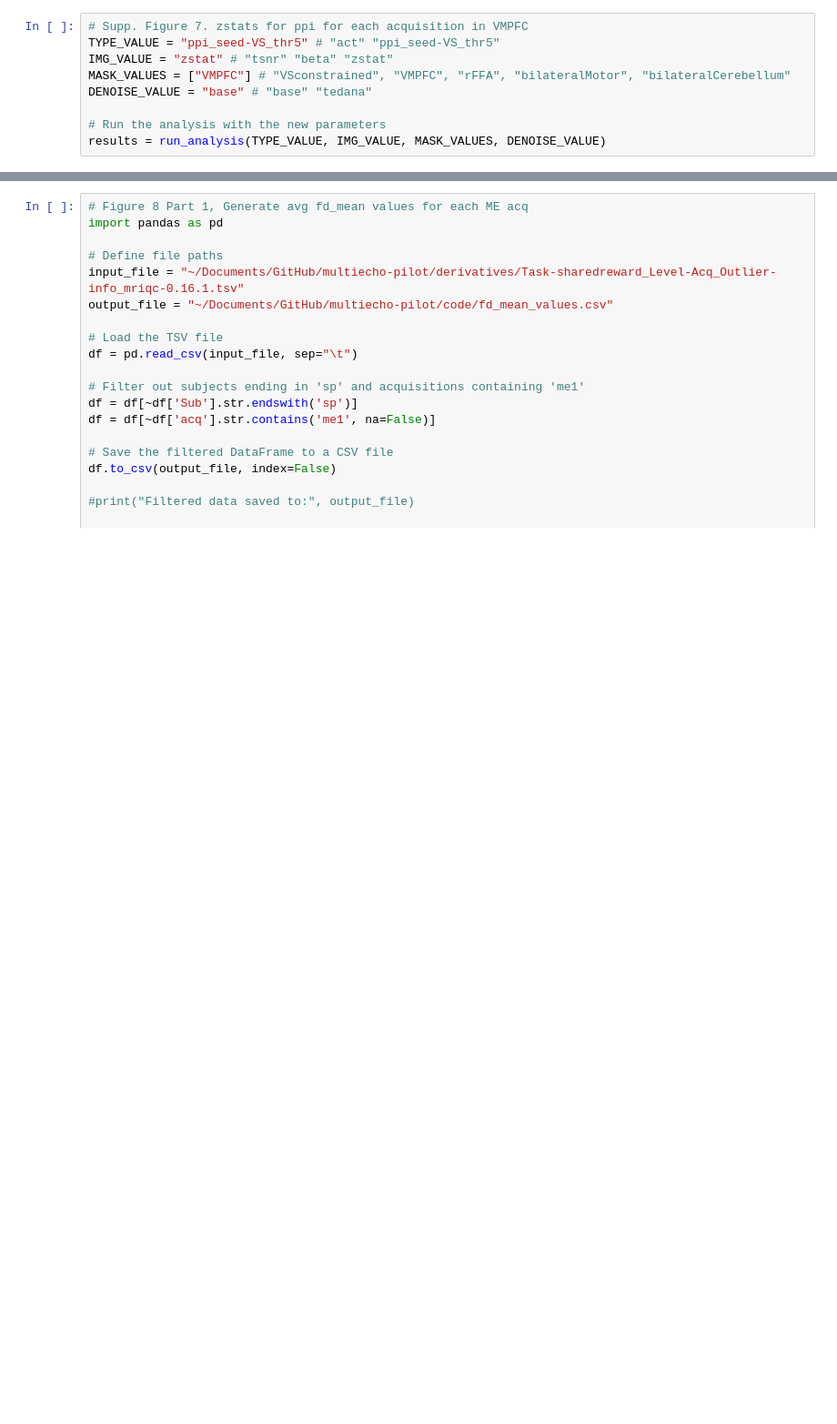
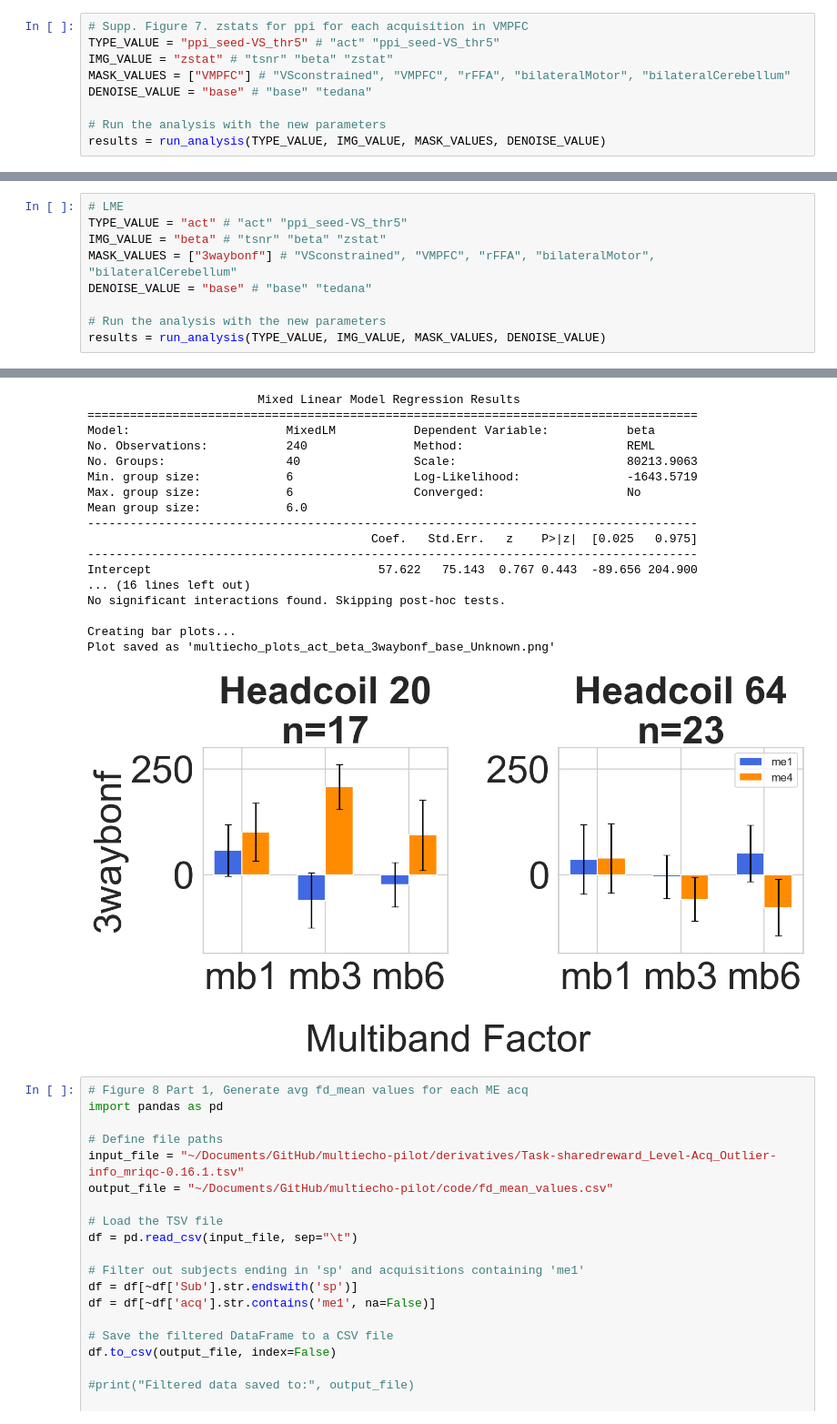
Before and after one commit to DVS-Lab/multiecho-pilot, a Jupyter notebook: code/plot_figures.ipynb, the cells around one changed output, grey strips where cells are left out. Shown at 91% size. Drawn from its saved outputs; the diff is of its cells as text; blank space fills up the shorter version.

```diff
--- a/code/plot_figures.ipynb
+++ b/code/plot_figures.ipynb
@@ -624,0 +730,10 @@ results = run_analysis(TYPE_VALUE, IMG_VALUE, MASK_VALUES, DENOISE_VALUE)
+# %%
+# LME
+TYPE_VALUE = "act" # "act" "ppi_seed-VS_thr5"
+IMG_VALUE = "beta" # "tsnr" "beta" "zstat"
+MASK_VALUES = ["3waybonf"] # "VSconstrained", "VMPFC", "rFFA", "bilateralMotor", "bilateralCerebellum"
+DENOISE_VALUE = "base" # "base" "tedana"
+
+# Run the analysis with the new parameters
+results = run_analysis(TYPE_VALUE, IMG_VALUE, MASK_VALUES, DENOISE_VALUE)
+# %% [output]
@@ -625,3 +757,21 @@ results = run_analysis(TYPE_VALUE, IMG_VALUE, MASK_VALUES, DENOISE_VALUE)
+                        Mixed Linear Model Regression Results
+======================================================================================
+Model:                      MixedLM           Dependent Variable:           beta
+No. Observations:           240               Method:                       REML
+No. Groups:                 40                Scale:                        80213.9063
+Min. group size:            6                 Log-Likelihood:               -1643.5719
+Max. group size:            6                 Converged:                    No
+Mean group size:            6.0
+--------------------------------------------------------------------------------------
+                                        Coef.   Std.Err.   z    P>|z|  [0.025   0.975]
+--------------------------------------------------------------------------------------
+Intercept                                57.622   75.143  0.767 0.443  -89.656 204.900
+... (16 lines left out)
+No significant interactions found. Skipping post-hoc tests.
+
+Creating bar plots...
+Plot saved as 'multiecho_plots_act_beta_3waybonf_base_Unknown.png'
+[figure, added]
 # %%
 # Figure 8 Part 1, Generate avg fd_mean values for each ME acq
 import pandas as pd
```
Also changed, not shown: parts of 7 cells of this notebook, 6 other files.
